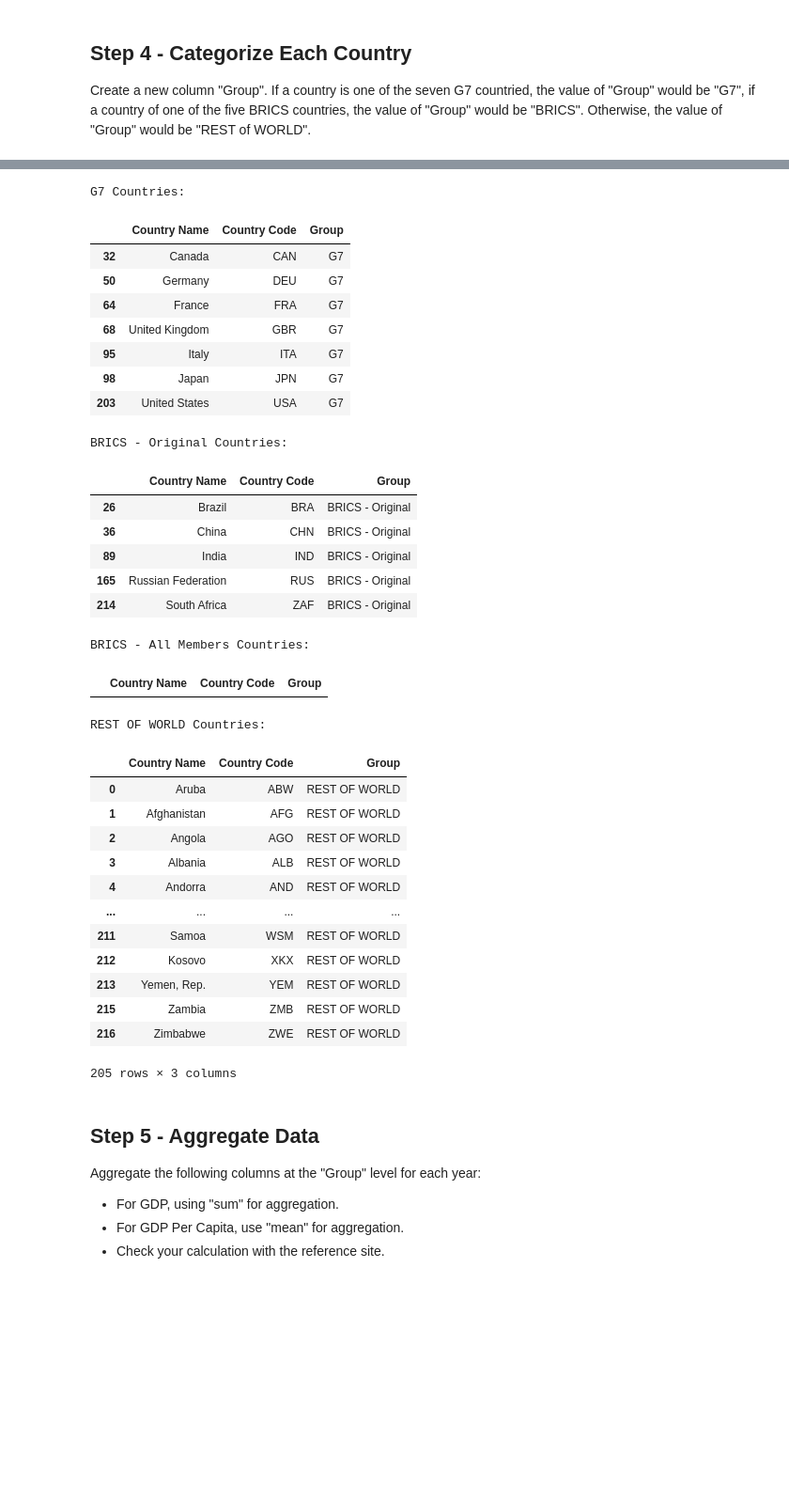
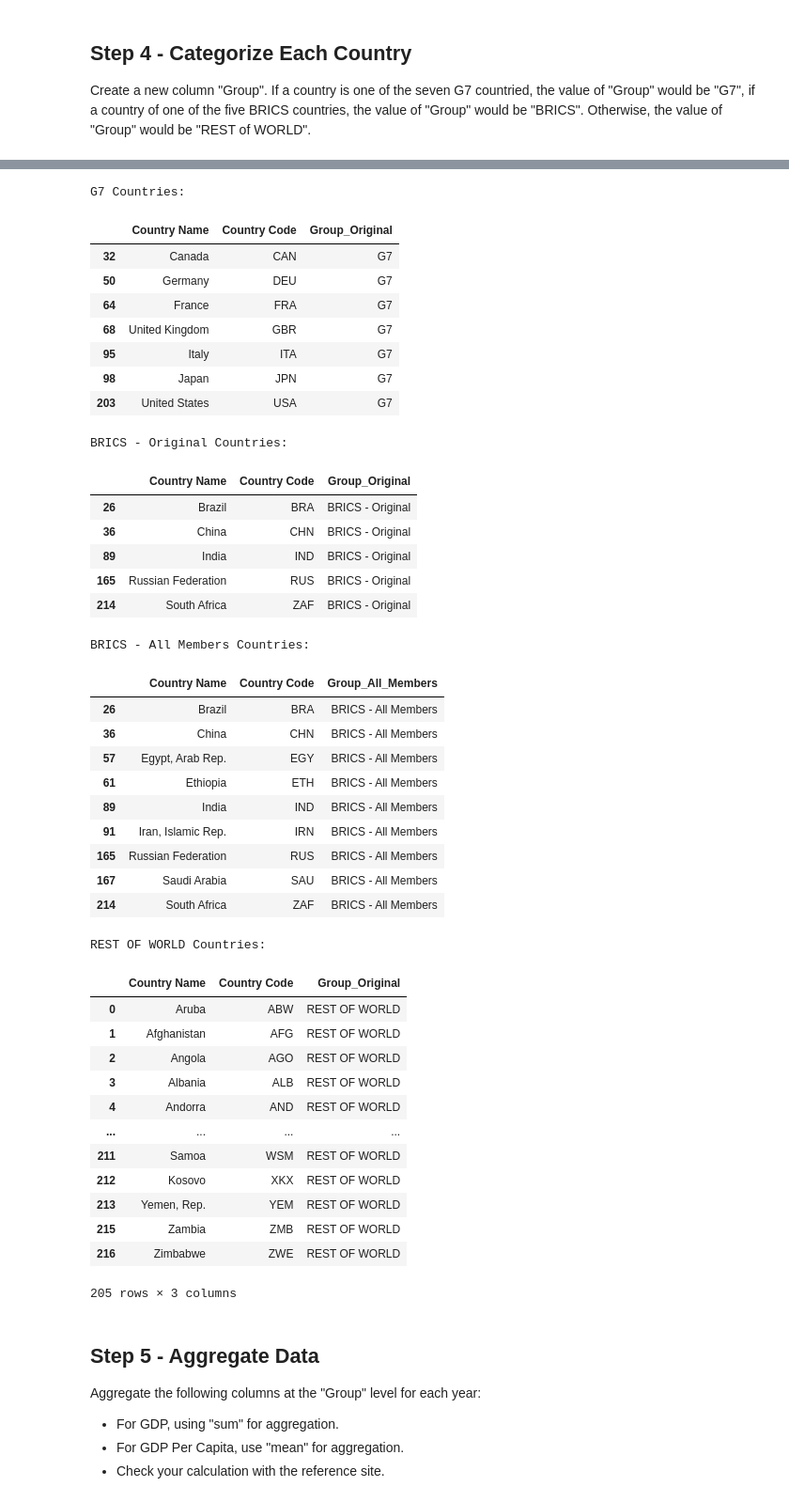
Before and after one commit to mineozcan/UMBC-DATA609-FALL24-WANG, a Jupyter notebook: Assignments/mini_project.ipynb, the cells around one changed output, grey strips where cells are left out. Shown at 94% size. Saved outputs shown, nothing was run; the diff lists cells and outputs as text; code cells hidden in the pictures; blank space fills up the shorter version.

```diff
--- a/Assignments/mini_project.ipynb
+++ b/Assignments/mini_project.ipynb
@@ -208,44 +258,76 @@ Create a new column "Group". If a country is one of the seven G7 countried, the
 # %%
+# Define G7 and BRICS groups based on country codes
 G7_COUNTRIES = ["USA", "CAN", "GBR", "FRA", "DEU", "ITA", "JPN"]
 BRICS_ORIGINAL = ["BRA", "RUS", "IND", "CHN", "ZAF"]
 BRICS_ALL_MEMBERS = ["BRA", "RUS", "IND", "CHN", "EGY", "ETH", "IRN", "SAU", "ZAF"]
 
+# Function to assign each country to its appropriate group
 def assign_group(row, brics_version="original"):
-    country_code = row['Country Code'].strip().upper()
+    """
+    Categorizes each country as 'G7', 'BRICS - Original', 'BRICS - All Members', or 'REST OF WORLD'
+    based on its country code.
+
+    Parameters:
+    - row: DataFrame row containing country information.
+    - brics_version (str): Defines which BRICS grouping to use, options are 'original' or 'all_members'.
+
+    Returns:
+    - str: The group name for the country.
+    """
+    country_code = row['Country Code'].strip().upper()  # Ensure country code is standardized
     if country_code in G7_COUNTRIES:
         return "G7"
     elif country_code in (BRICS_ALL_MEMBERS if brics_version == "all_members" else BRICS_ORIGINAL):
         return "BRICS - All Members" if brics_version == "all_members" else "BRICS - Original"
     else:
         return "REST OF WORLD"
 
-data['Group'] = data.apply(assign_group, axis=1, brics_version="original")
+# Apply the function twice for each BRICS version
+data['Group_Original'] = data.apply(assign_group, axis=1, brics_version="original")
+data['Group_All_Members'] = data.apply(assign_group, axis=1, brics_version="all_members")
 
-for group_name in ["G7", "BRICS - Original", "BRICS - All Members", "REST OF WORLD"]:
-    group_countries = data[data['Group'] == group_name][['Country Name', 'Country Code', 'Group']].drop_duplicates()
-    print(f"{group_name} Countries:")
-    display(group_countries)
+# Display each group with its countries for both versions
+print("G7 Countries:")
+display(data[data['Group_Original'] == "G7"][['Country Name', 'Country Code', 'Group_Original']].drop_duplicates())
+
+print("\nBRICS - Original Countries:")
+display(data[data['Group_Original'] == "BRICS - Original"][['Country Name', 'Country Code', 'Group_Original']].drop_duplicates())
+
+print("\nBRICS - All Members Countries:")
+display(data[data['Group_All_Members'] == "BRICS - All Members"][['Country Name', 'Country Code', 'Group_All_Members']].drop_duplicates())
+
+print("\nREST OF WORLD Countries:")
+display(data[data['Group_Original'] == "REST OF WORLD"][['Country Name', 'Country Code', 'Group_Original']].drop_duplicates())
 # %% [output]
 G7 Countries:
-|  | Country Name | Country Code | Group |
+|  | Country Name | Country Code | Group_Original |
 | 32 | Canada | CAN | G7 |
 | 50 | Germany | DEU | G7 |
 | 64 | France | FRA | G7 |
 | 68 | United Kingdom | GBR | G7 |
 | 95 | Italy | ITA | G7 |
 | 98 | Japan | JPN | G7 |
 | 203 | United States | USA | G7 |
 BRICS - Original Countries:
-|  | Country Name | Country Code | Group |
+|  | Country Name | Country Code | Group_Original |
 | 26 | Brazil | BRA | BRICS - Original |
 | 36 | China | CHN | BRICS - Original |
 | 89 | India | IND | BRICS - Original |
 | 165 | Russian Federation | RUS | BRICS - Original |
 | 214 | South Africa | ZAF | BRICS - Original |
 BRICS - All Members Countries:
-|  | Country Name | Country Code | Group |
+|  | Country Name | Country Code | Group_All_Members |
+| 26 | Brazil | BRA | BRICS - All Members |
+| 36 | China | CHN | BRICS - All Members |
+| 57 | Egypt, Arab Rep. | EGY | BRICS - All Members |
+| 61 | Ethiopia | ETH | BRICS - All Members |
+| 89 | India | IND | BRICS - All Members |
+| 91 | Iran, Islamic Rep. | IRN | BRICS - All Members |
+| 165 | Russian Federation | RUS | BRICS - All Members |
+| 167 | Saudi Arabia | SAU | BRICS - All Members |
+| 214 | South Africa | ZAF | BRICS - All Members |
 REST OF WORLD Countries:
-|  | Country Name | Country Code | Group |
+|  | Country Name | Country Code | Group_Original |
 | 0 | Aruba | ABW | REST OF WORLD |
 | 1 | Afghanistan | AFG | REST OF WORLD |
 | 2 | Angola | AGO | REST OF WORLD |
```
Also changed, not shown: parts of 40 cells of this notebook.
